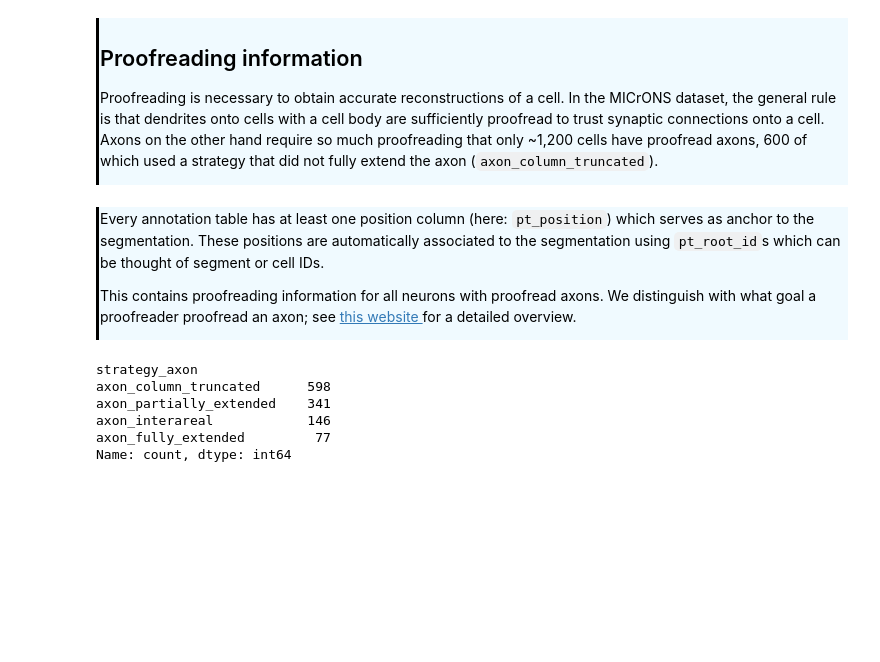
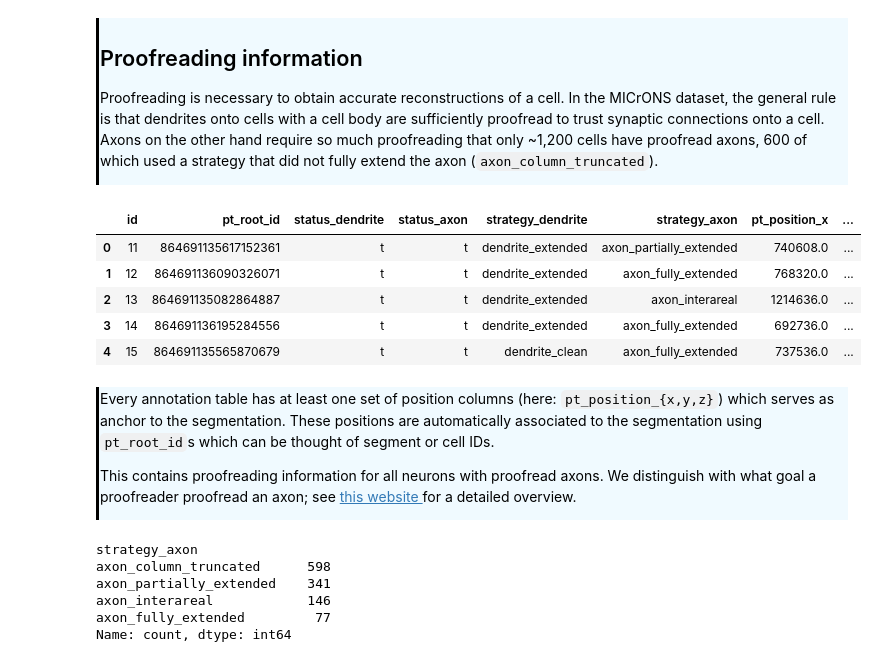
Before and after one commit to JEElsner/SWDB_2024_Anatomy, a Jupyter notebook: code/Notebook 3 - EM.ipynb, the cells around one changed output. Drawn from its saved outputs; the diff is of its cells as text; code cells hidden in the pictures; blank space fills up the shorter version.

```diff
--- a/code/Notebook 3 - EM.ipynb
+++ b/code/Notebook 3 - EM.ipynb
@@ -48,10 +47,28 @@ Proofreading is necessary to obtain accurate reconstructions of a cell. In the M
 </div>
 # %%
 proof_df = pd.read_feather(os.path.join(path_to_data_assets,"microns1078","proofread_axons_microns_1078.feather"))
+# %%
+proof_columns = ['id',
+ 'pt_root_id',
+ 'status_dendrite',
+ 'status_axon',
+ 'strategy_dendrite',
+ 'strategy_axon',
+ 'pt_position_x',
+ 'pt_position_y',
+ 'pt_position_z']
+proof_df[proof_columns].head()
+# %% [output]
+|  | id | pt_root_id | status_dendrite | status_axon | strategy_dendrite | strategy_axon | pt_position_x | ... |
+| 0 | 11 | 864691135617152361 | t | t | dendrite_extended | axon_partially_extended | 740608.0 | ... |
+| 1 | 12 | 864691136090326071 | t | t | dendrite_extended | axon_fully_extended | 768320.0 | ... |
+| 2 | 13 | 864691135082864887 | t | t | dendrite_extended | axon_interareal | 1214636.0 | ... |
+| 3 | 14 | 864691136195284556 | t | t | dendrite_extended | axon_fully_extended | 692736.0 | ... |
+| 4 | 15 | 864691135565870679 | t | t | dendrite_clean | axon_fully_extended | 737536.0 | ... |
 # %% [markdown]
 <div style="border-left: 3px solid #000; padding: 1px; padding-left: 10px; background: #F0FAFF; ">
 
-Every annotation table has at least one position column (here: `pt_position`) which serves as anchor to the segmentation. These positions are automatically associated to the segmentation using `pt_root_id`s which can be thought of segment or cell IDs.
+Every annotation table has at least one set of position columns (here: `pt_position_{x,y,z}`) which serves as anchor to the segmentation. These positions are automatically associated to the segmentation using `pt_root_id`s which can be thought of segment or cell IDs.
 
 This contains proofreading information for all neurons with proofread axons. We distinguish with what goal a proofreader proofread an axon; see <a href=https://www.microns-explorer.org/manifests/mm3-proofreading> this website </a>for a detailed overview.
 
```
Also changed, not shown: parts of 5 cells of this notebook, 1 other file.
